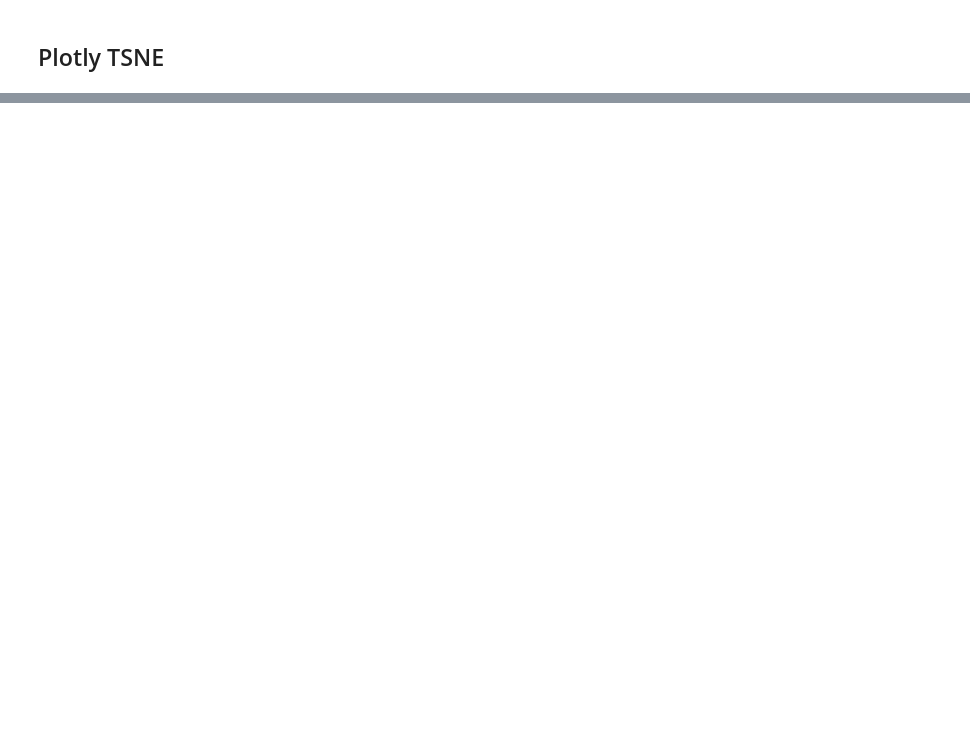
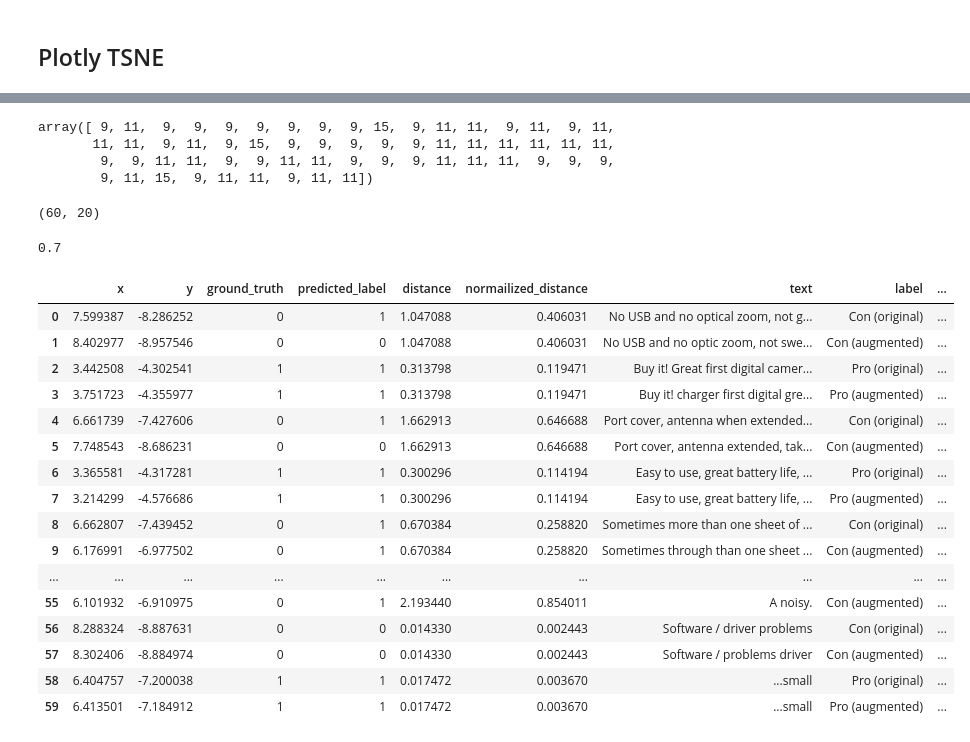
Before and after one commit to phj6688/nlp_da_comparison, a Jupyter notebook: present/present_notebook.ipynb, the cells around one changed output, grey strips where cells are left out. Saved outputs shown, nothing was run; the diff lists cells and outputs as text; code cells hidden in the pictures; blank space fills up the shorter version.

```diff
--- a/present/present_notebook.ipynb
+++ b/present/present_notebook.ipynb
@@ -879,0 +664,3 @@ model
+# %%
+intermediate_layer_model = Model(inputs=model.input, outputs=model.get_layer(model.layers[4].name).output)
+layer_output = intermediate_layer_model.predict(X)
@@ -879,0 +669,23 @@ model
+# %%
+t = get_plot_vectors(layer_output,perplexity=30,n_iter=10000,random_state=10,method='barnes_hut')
+# %%
+df_t = pd.DataFrame(t, columns=['x','y'])
+df_t['standardized_x'] = df_t['x'].apply(lambda x: (x - df_t['x'].mean()) / df_t['x'].std())
+df_t['standardized_y'] = df_t['y'].apply(lambda x: (x - df_t['y'].mean()) / df_t['y'].std())
+
+df_text = load_data(augmented_file)
+
+
+df_t['ground_truth'] = [int(i) for i in df_text['class']]
+df_t['predicted_label'] = list(one_hot_to_categorical(model.predict(X)))
+
+df_text = df_text[['text']]
+
+df_t['distance'] = cal_distance(df_t,1)
+df_t['normailized_distance'] = df_t['distance'].apply(lambda x: (x - df_t['distance'].min()) / (df_t['distance'].max() - df_t['distance'].min()))
+
+df_t['text'] = df_text['text']
+df_t['label'] = labels_str
+df_t['color'] = labels_color
+df_t['size'] = labels_size
+df_t['symbol'] = labels_symbol
@@ -879,0 +708,38 @@ model
+# %%
+pred
+# %% [output]
+array([ 9, 11,  9,  9,  9,  9,  9,  9,  9, 15,  9, 11, 11,  9, 11,  9, 11,
+       11, 11,  9, 11,  9, 15,  9,  9,  9,  9,  9, 11, 11, 11, 11, 11, 11,
+        9,  9, 11, 11,  9,  9, 11, 11,  9,  9,  9, 11, 11, 11,  9,  9,  9,
+        9, 11, 15,  9, 11, 11,  9, 11, 11])
+# %%
+layer_output.shape
+# %% [output]
+(60, 20)
+# %%
+accuracy_score(df_t['ground_truth'],df_t['predicted_label'])
+# %% [output]
+0.7
+# %%
+df_t['standardized_x'] = df_t['x'].apply(lambda x: (x - df_t['x'].mean()) / df_t['x'].std())
+df_t['standardized_y'] = df_t['y'].apply(lambda x: (x - df_t['y'].mean()) / df_t['y'].std())
+# %%
+df_t
+# %% [output]
+|  | x | y | ground_truth | predicted_label | distance | normailized_distance | text | label | ... |
+| 0 | 7.599387 | -8.286252 | 0 | 1 | 1.047088 | 0.406031 | No USB and no optical zoom, not g... | Con (original) | ... |
+| 1 | 8.402977 | -8.957546 | 0 | 0 | 1.047088 | 0.406031 | No USB and no optic zoom, not swe... | Con (augmented) | ... |
+| 2 | 3.442508 | -4.302541 | 1 | 1 | 0.313798 | 0.119471 | Buy it! Great first digital camer... | Pro (original) | ... |
+| 3 | 3.751723 | -4.355977 | 1 | 1 | 0.313798 | 0.119471 | Buy it! charger first digital gre... | Pro (augmented) | ... |
+| 4 | 6.661739 | -7.427606 | 0 | 1 | 1.662913 | 0.646688 | Port cover, antenna when extended... | Con (original) | ... |
+| 5 | 7.748543 | -8.686231 | 0 | 0 | 1.662913 | 0.646688 | Port cover, antenna extended, tak... | Con (augmented) | ... |
+| 6 | 3.365581 | -4.317281 | 1 | 1 | 0.300296 | 0.114194 | Easy to use, great battery life, ... | Pro (original) | ... |
+| 7 | 3.214299 | -4.576686 | 1 | 1 | 0.300296 | 0.114194 | Easy to use, great battery life, ... | Pro (augmented) | ... |
+| 8 | 6.662807 | -7.439452 | 0 | 1 | 0.670384 | 0.258820 | Sometimes more than one sheet of ... | Con (original) | ... |
+| 9 | 6.176991 | -6.977502 | 0 | 1 | 0.670384 | 0.258820 | Sometimes through than one sheet ... | Con (augmented) | ... |
+| ... | ... | ... | ... | ... | ... | ... | ... | ... | ... |
+| 55 | 6.101932 | -6.910975 | 0 | 1 | 2.193440 | 0.854011 | A noisy. | Con (augmented) | ... |
+| 56 | 8.288324 | -8.887631 | 0 | 0 | 0.014330 | 0.002443 | Software / driver problems | Con (original) | ... |
+| 57 | 8.302406 | -8.884974 | 0 | 0 | 0.014330 | 0.002443 | Software / problems driver | Con (augmented) | ... |
+| 58 | 6.404757 | -7.200038 | 1 | 1 | 0.017472 | 0.003670 | ...small | Pro (original) | ... |
+| 59 | 6.413501 | -7.184912 | 1 | 1 | 0.017472 | 0.003670 | ...small | Pro (augmented) | ... |
```
Also changed, not shown: parts of 61 cells of this notebook, 17 other files.
